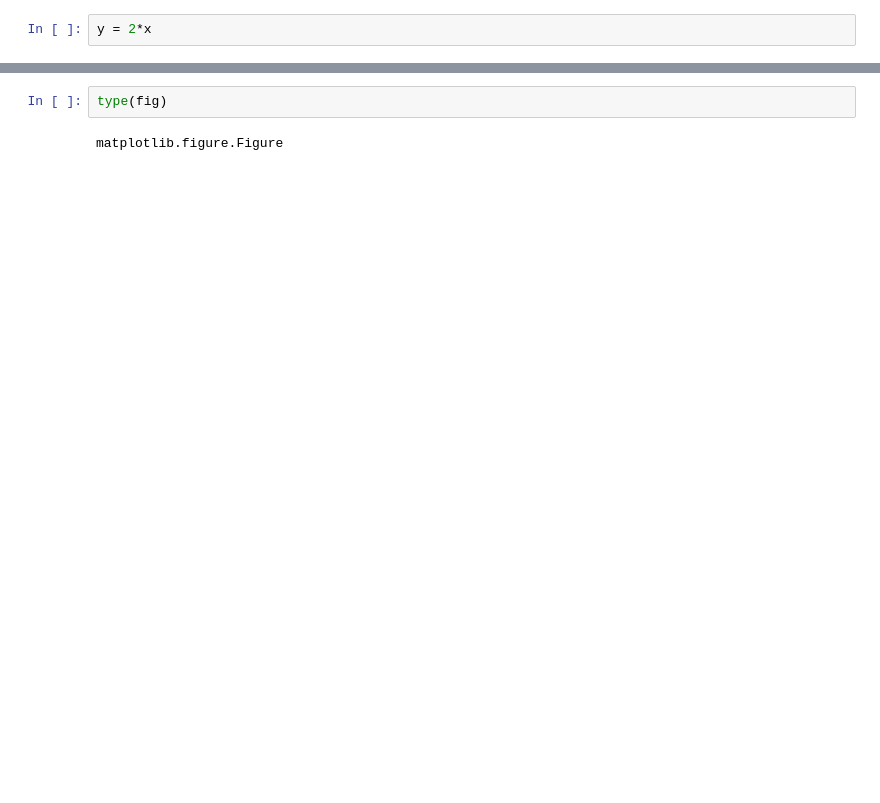
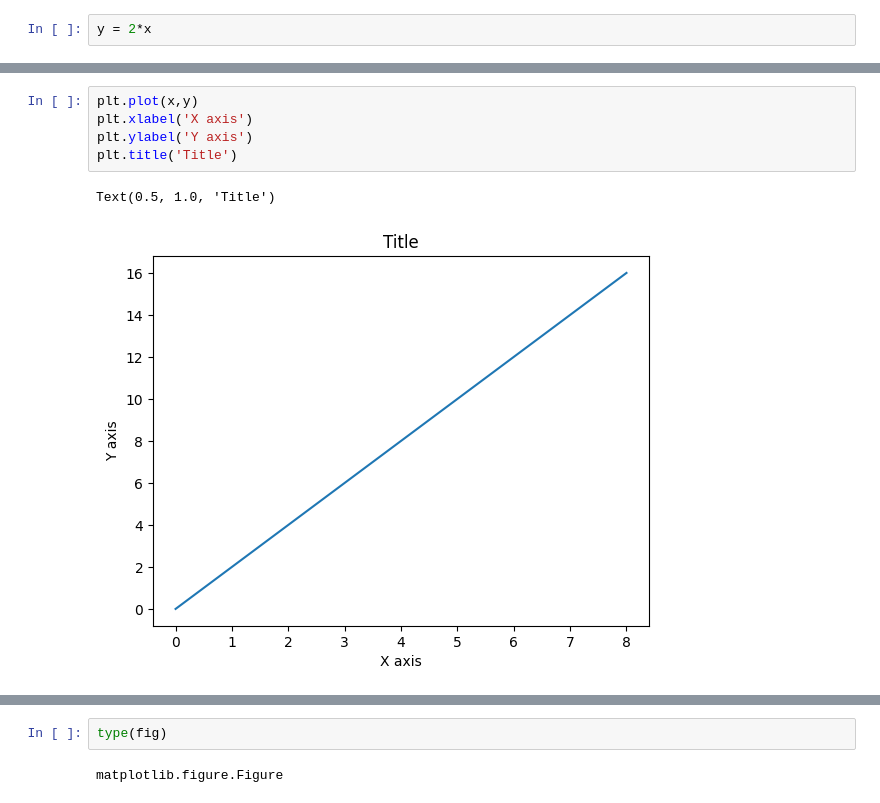
Before and after one commit to humsarika/machine-learning-practice, a Jupyter notebook: Matplotlib.ipynb, the cells around one changed output, grey strips where cells are left out. Saved outputs shown, nothing was run; the diff lists cells and outputs as text; blank space fills up the shorter version.

```diff
--- a/Matplotlib.ipynb
+++ b/Matplotlib.ipynb
@@ -21,2 +21,10 @@ array([ 0,  2,  4,  6,  8, 10, 12, 14, 16, 18])
+# %%
+plt.plot(x,y)
+plt.xlabel('X axis')
+plt.ylabel('Y axis')
+plt.title('Title')
+# %% [output]
+Text(0.5, 1.0, 'Title')
+[figure, added]
 # %%
 plt.plot(x,y)
```
Also changed, not shown: parts of 105 cells of this notebook.
